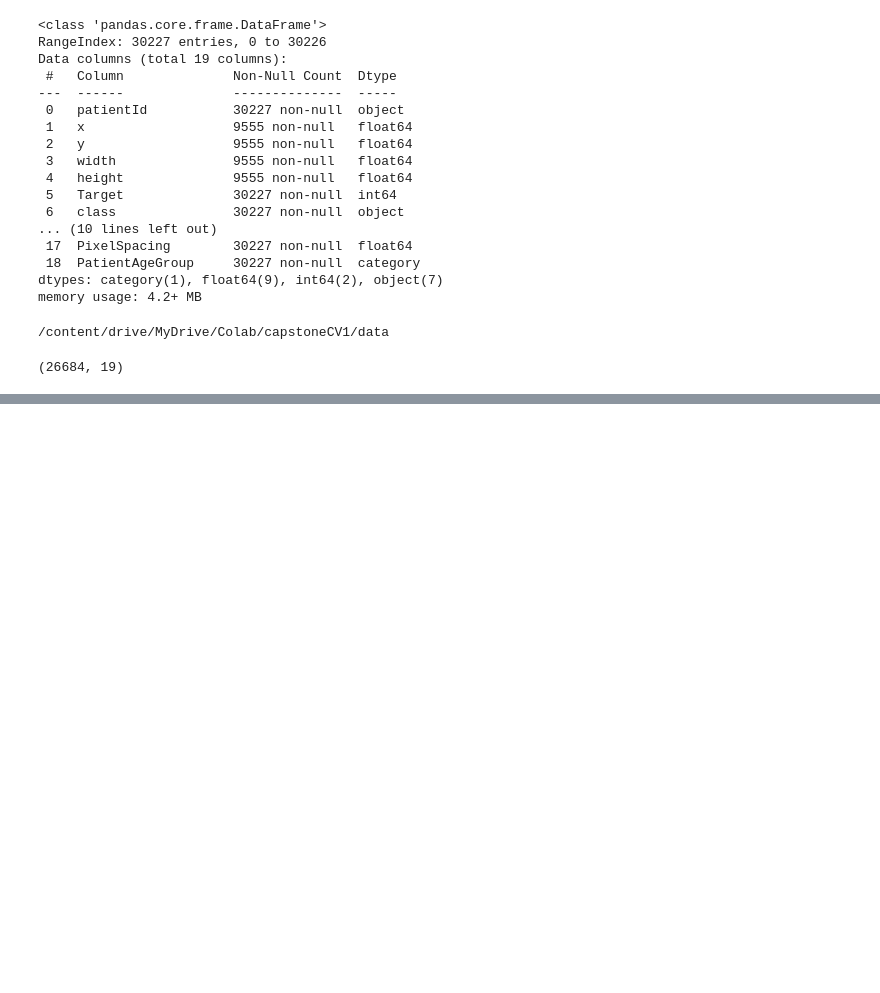
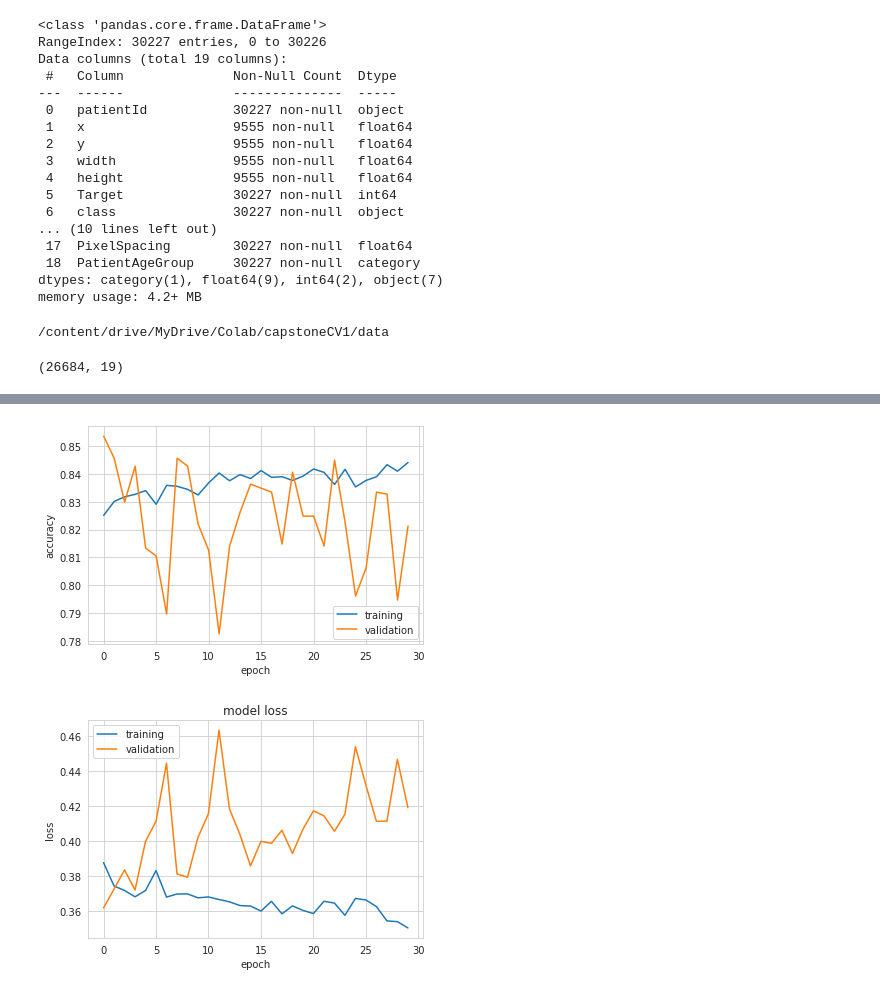
Before and after one commit to vedthebest/Pneumonia-Detection, a Jupyter notebook: mobilenetv2_cl_loc_CV1.ipynb, the cells around one changed output, grey strips where cells are left out. Drawn from its saved outputs; the diff is of its cells as text; code cells hidden in the pictures; blank space fills up the shorter version.

```diff
--- a/mobilenetv2_cl_loc_CV1.ipynb
+++ b/mobilenetv2_cl_loc_CV1.ipynb
@@ -221,0 +324,6 @@ InvalidArgumentError: ignored
+# %%
+#the graph for classification is plotted below.
+plot_training_history(history_mn_cl,'dense')
+# %% [output]
+[figure, added]
+[figure, added]
```
Also changed, not shown: parts of 42 cells of this notebook.
